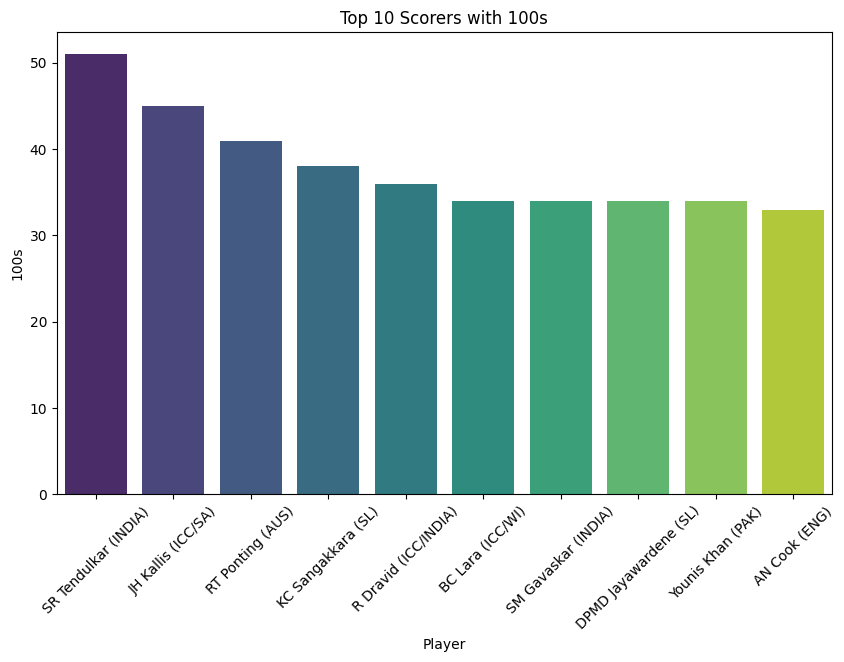
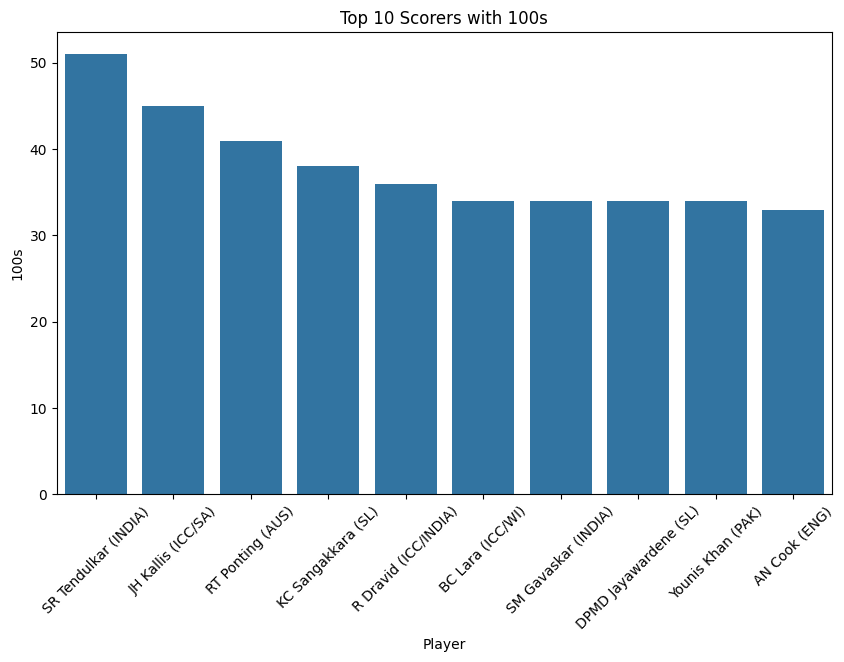
The notebook cell's code change between the first figure and the second:
--- before
+++ after
@@ -6,5 +6,5 @@
 
 plt.figure(figsize=(10,6))
-sns.barplot(x='Player',y='100',data=most_100,palette='viridis')
+sns.barplot(x='Player',y='100',data=most_100)
 plt.xlabel('Player')
 plt.ylabel('100s')

Commit: Created using Colab